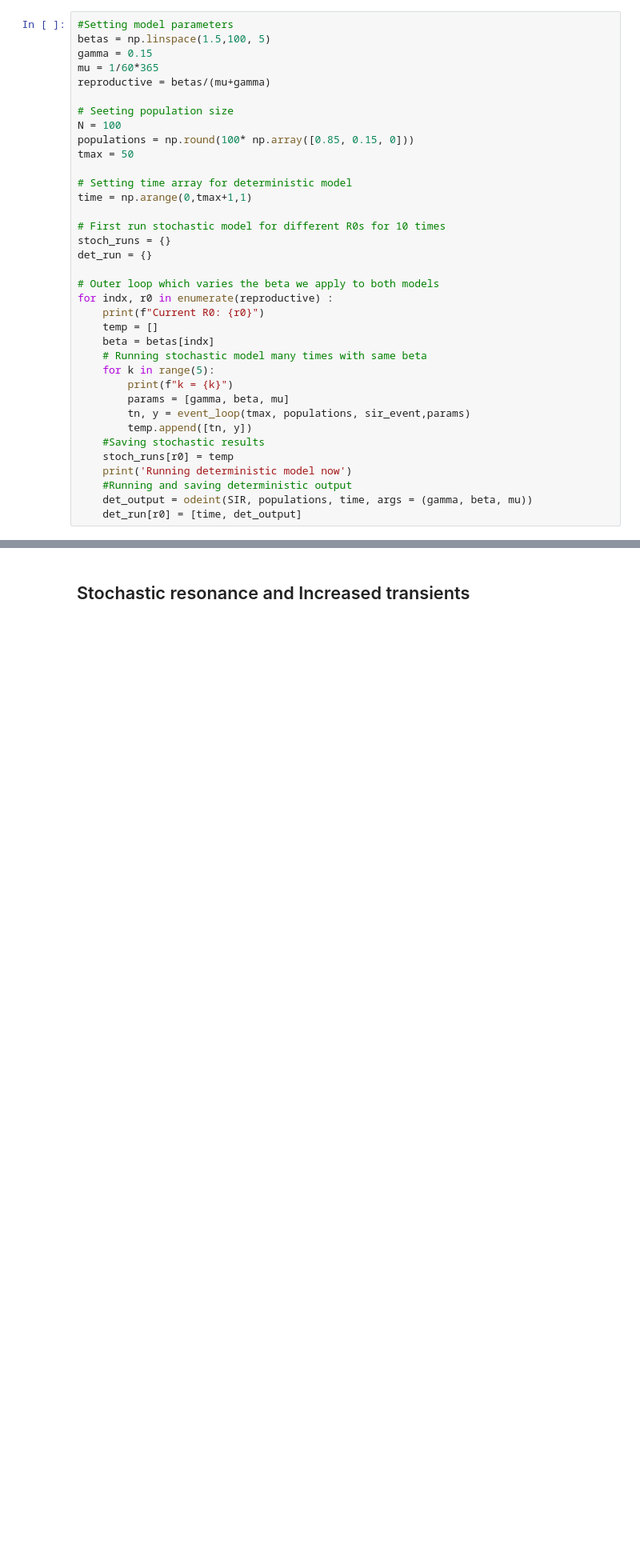
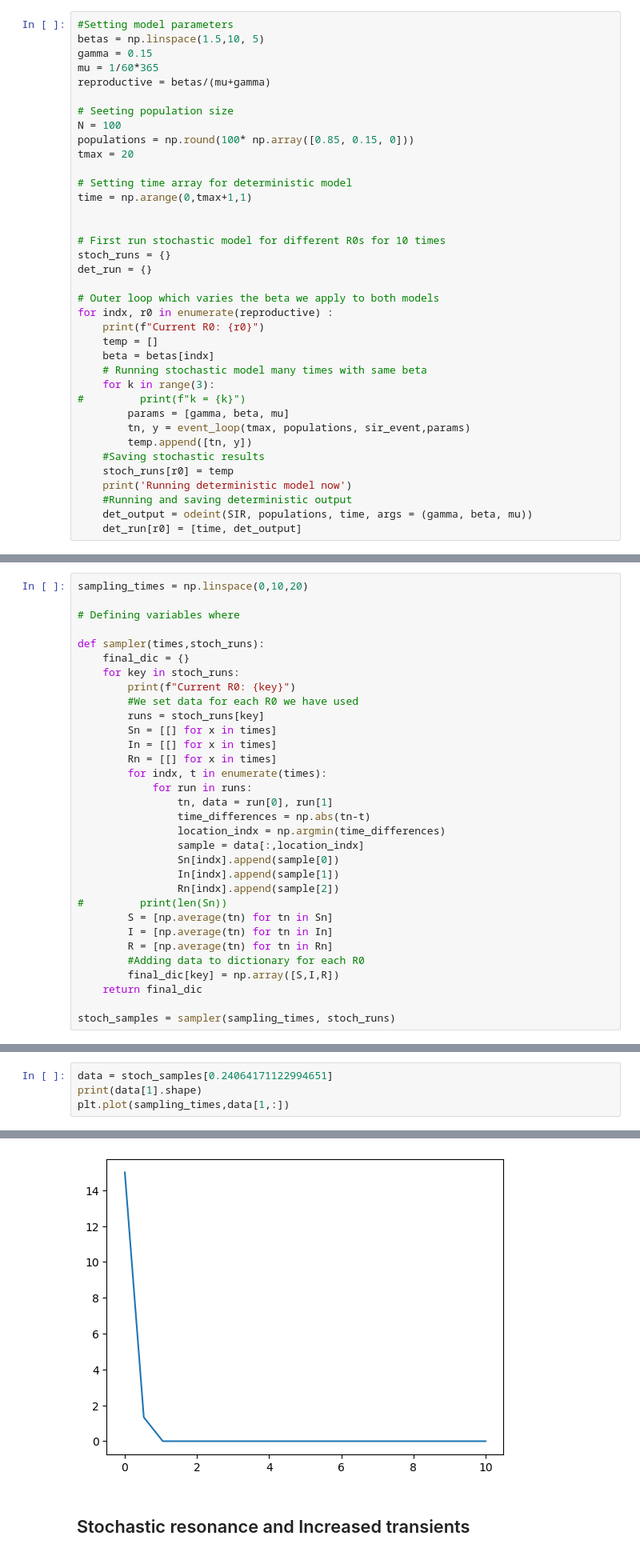
Before and after one commit to AleksSliw/Stochastic-and-spatial-models, a Jupyter notebook: Assigment II.ipynb, the cells around one changed output, grey strips where cells are left out. Shown: that part at 80% size. Cells and saved outputs as stored; diff of their text form; blank space fills up the shorter version.

```diff
--- a/Assigment II.ipynb
+++ b/Assigment II.ipynb
@@ -90,6 +101,6 @@ First we run both deterministic and stochastic models for different R0's many ti
 # %%
 #Setting model parameters
-betas = np.linspace(1.5,100, 5)
+betas = np.linspace(1.5,10, 5)
 gamma = 0.15
 mu = 1/60*365
 reproductive = betas/(mu+gamma)
@@ -97,10 +108,11 @@ reproductive = betas/(mu+gamma)
 # Seeting population size
 N = 100
 populations = np.round(100* np.array([0.85, 0.15, 0]))
-tmax = 50
+tmax = 20
 
 # Setting time array for deterministic model
 time = np.arange(0,tmax+1,1)
+
 
 # First run stochastic model for different R0s for 10 times
 stoch_runs = {}
@@ -112,8 +124,8 @@ for indx, r0 in enumerate(reproductive) :
     temp = []
     beta = betas[indx]
     # Running stochastic model many times with same beta
-    for k in range(5):
-        print(f"k = {k}")
+    for k in range(3):
+#         print(f"k = {k}")
         params = [gamma, beta, mu]
         tn, y = event_loop(tmax, populations, sir_event,params)
         temp.append([tn, y])
@@ -125,0 +188,32 @@ for indx, r0 in enumerate(reproductive) :
+# %%
+sampling_times = np.linspace(0,10,20)
+
+# Defining variables where
+
+def sampler(times,stoch_runs):
+    final_dic = {}
+    for key in stoch_runs:
+        print(f"Current R0: {key}")
+        #We set data for each R0 we have used
+        runs = stoch_runs[key]
+        Sn = [[] for x in times]
+        In = [[] for x in times]
+        Rn = [[] for x in times]
+        for indx, t in enumerate(times):
+            for run in runs:
+                tn, data = run[0], run[1]
+                time_differences = np.abs(tn-t)
+                location_indx = np.argmin(time_differences)
+                sample = data[:,location_indx]
+                Sn[indx].append(sample[0])
+                In[indx].append(sample[1])
+                Rn[indx].append(sample[2])
+#         print(len(Sn))
+        S = [np.average(tn) for tn in Sn]
+        I = [np.average(tn) for tn in In]
+        R = [np.average(tn) for tn in Rn]
+        #Adding data to dictionary for each R0
+        final_dic[key] = np.array([S,I,R])
+    return final_dic
+
+stoch_samples = sampler(sampling_times, stoch_runs)
@@ -125,0 +241,5 @@ for indx, r0 in enumerate(reproductive) :
+# %%
+data = stoch_samples[0.24064171122994651]
+print(data[1].shape)
+plt.plot(sampling_times,data[1,:])
+# %% [output]
@@ -126,3 +248,4 @@ for indx, r0 in enumerate(reproductive) :
+[figure, added]
 # %% [markdown]
 ## Stochastic resonance and Increased transients
 # %% [markdown]
```
Also changed, not shown: parts of 21 cells of this notebook.
